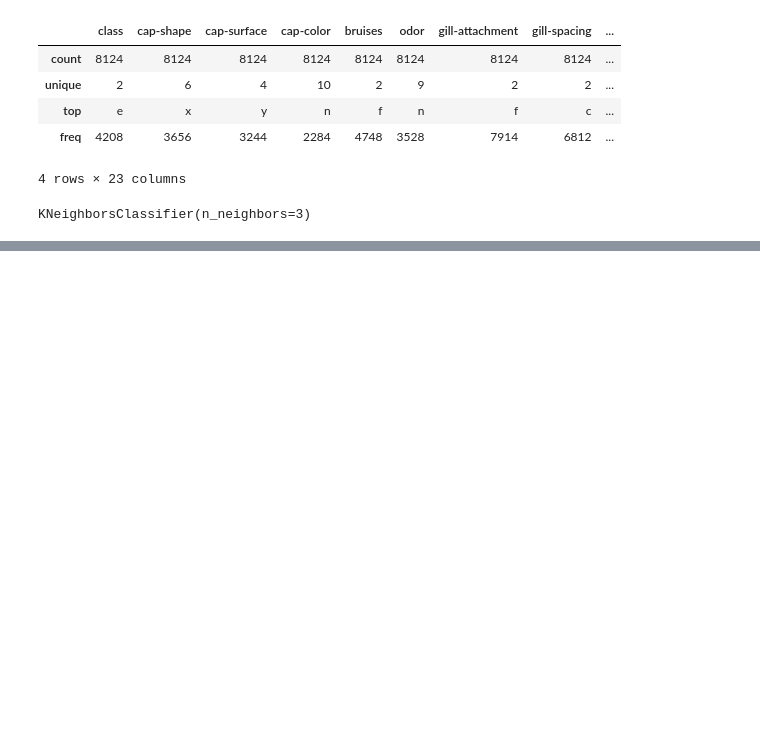
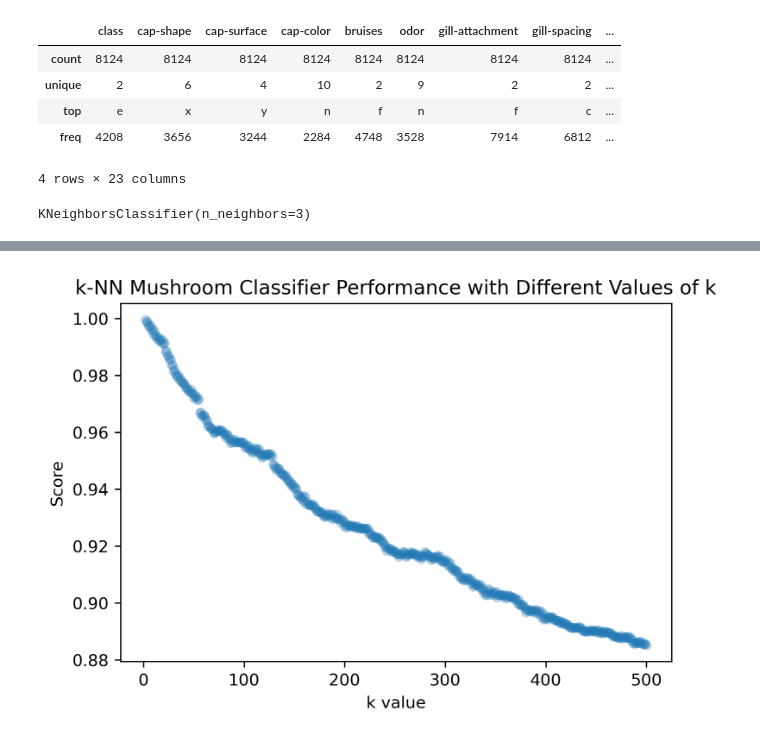
Before and after one commit to tyleryip/ENSF544_Project1, a Jupyter notebook: paper1-kNN.ipynb, the cells around one changed output, grey strips where cells are left out. Saved outputs shown, nothing was run; the diff lists cells and outputs as text; code cells hidden in the pictures; blank space fills up the shorter version.

```diff
--- a/paper1-kNN.ipynb
+++ b/paper1-kNN.ipynb
@@ -52,0 +87,11 @@ model.score(x_test, y_test)
+# %%
+fig, ax = plt.subplots()
+scatter = ax.scatter(range(2, 501), knn_scores_df['score'], alpha=0.3, linewidths=0)
+
+ax.set_title('k-NN Mushroom Classifier Performance with Different Values of k')
+ax.set_ylabel('Score')
+ax.set_xlabel('k value')
+
+plt.show()
+# %% [output]
+[figure, added]
```
Also changed, not shown: parts of 8 cells of this notebook.
